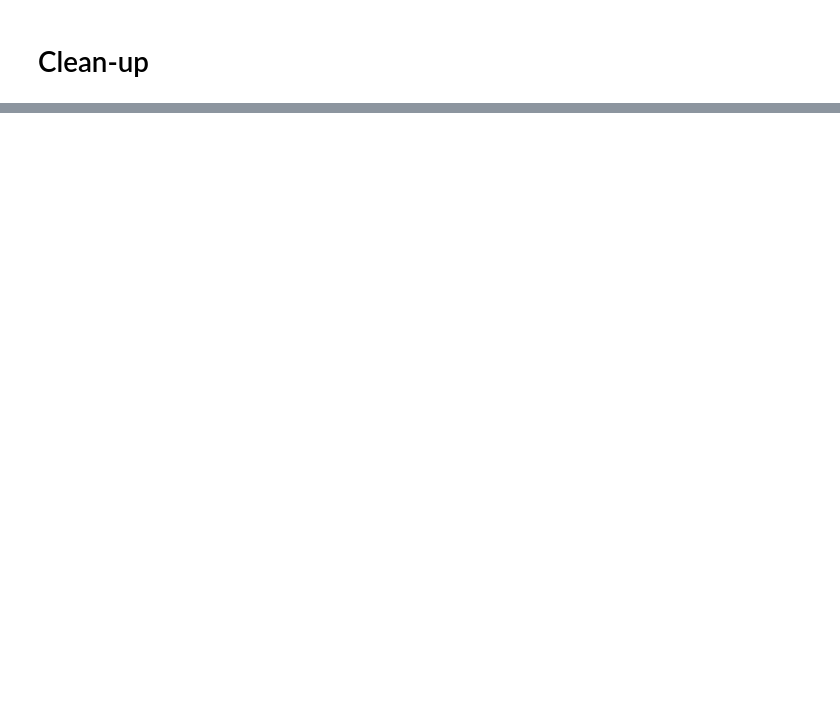
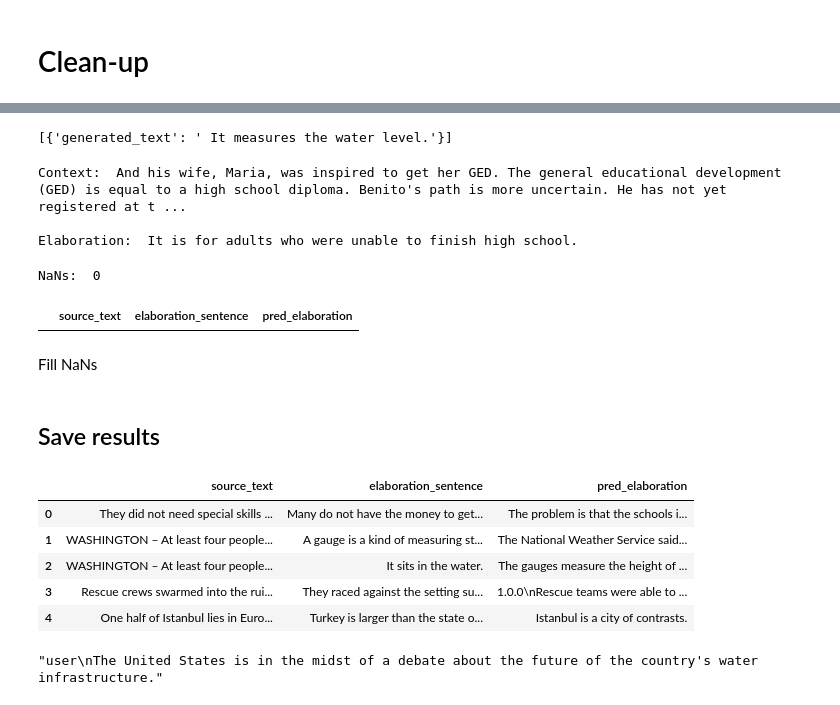
Before and after one commit to martgru/ElabSimp, a Jupyter notebook: main/fine-tune-llama3.2-3b.ipynb, the cells around one changed output, grey strips where cells are left out. Saved outputs shown, nothing was run; the diff lists cells and outputs as text; code cells hidden in the pictures; blank space fills up the shorter version.

Commit message:
fine-tune llama with masked-elab-data

```diff
--- a/main/fine-tune-llama3.2-3b.ipynb
+++ b/main/fine-tune-llama3.2-3b.ipynb
@@ -229,0 +464,6 @@ Cleared contents of: ../models/llama/llama3.2-news-ft/logs/logs-c2s
+# %%
+import os
+# disable parallelism warnings
+os.environ["TOKENIZERS_PARALLELISM"] = "false"
+model = saved_model
+tokenizer = saved_tokenizer
@@ -229,0 +555,66 @@ Cleared contents of: ../models/llama/llama3.2-news-ft/logs/logs-c2s
+# %%
+generator(formatted_test_dataset[2]['messages'],stopping_criteria=stopping_criteria)
+# %% [output]
+[{'generated_text': ' It measures the water level.'}]
+# %%
+print("Context: ",formatted_test_dataset[5]['source_text'],end="\n\n")
+print("Elaboration: ",formatted_test_dataset[5]['elaboration_sentence'] )
+# %% [output]
+Context:  And his wife, Maria, was inspired to get her GED. The general educational development (GED) is equal to a high school diploma. Benito's path is more uncertain. He has not yet registered at t ...
+
+Elaboration:  It is for adults who were unable to finish high school.
+# %%
+from tqdm.notebook import tqdm
+import pandas as pd
+
+df_results = pd.DataFrame({
+    'source_text': dataset['test']['source_text'],
+    'elaboration_sentence': dataset['test']['elaboration_sentence'],
+    'pred_elaboration': ""
+})
+
+
+for idx, row in tqdm(df_results.iterrows(),total=len(df_results)):
+    input_text = f"{row['source_text']}"
+    response = generator(input_text, stopping_criteria=stopping_criteria)
+    df_results.at[idx,"pred_elaboration"] = response[0]["generated_text"]
+# %%
+print("NaNs: ", len(df_results[df_results["pred_elaboration"]==""]))
+# %% [output]
+NaNs:  0
+# %%
+df_results[df_results["pred_elaboration"]==""]
+# %% [output]
+|  | source_text | elaboration_sentence | pred_elaboration |
+# %% [markdown]
+Fill NaNs
+# %%
+for idx, row in tqdm(df_results.iterrows(),total=len(df_results)):
+    if row["pred_elaboration"]=="":
+        input_text = f"Context: {row['source_text']}"
+        response = generator(input_text, stopping_criteria=stopping_criteria)
+        df_results.at[idx,"pred_elaboration"] = response[0]["generated_text"]
+# %% [markdown]
+## Save results
+# %%
+#from model_utils import remove_tags
+import re
+def postprocess(text):
+
+    # removes all tag-like elements (e.g., <tag>) from the given text.
+    if isinstance(text, str):
+        text = re.sub(r'Context:', '', text).strip()
+        return re.sub(r'<[^>]*>', '', text).strip()
+
+    return text
+
+df_results['pred_elaboration'] = df_results['pred_elaboration'].apply(postprocess)
+# %%
+df_results.head()
+# %% [output]
+|  | source_text | elaboration_sentence | pred_elaboration |
+| 0 | They did not need special skills ... | Many do not have the money to get... | The problem is that the schools i... |
+| 1 | WASHINGTON – At least four people... | A gauge is a kind of measuring st... | The National Weather Service said... |
+| 2 | WASHINGTON – At least four people... | It sits in the water. | The gauges measure the height of ... |
+| 3 | Rescue crews swarmed into the rui... | They raced against the setting su... | 1.0.0\nRescue teams were able to ... |
+| 4 | One half of Istanbul lies in Euro... | Turkey is larger than the state o... | Istanbul is a city of contrasts. |
@@ -229,0 +623,4 @@ Cleared contents of: ../models/llama/llama3.2-news-ft/logs/logs-c2s
+# %%
+df_results.loc[1,"pred_elaboration"]
+# %% [output]
+"user\nThe United States is in the midst of a debate about the future of the country's water infrastructure."
```
Also changed, not shown: parts of 31 cells of this notebook, 2 other files.
